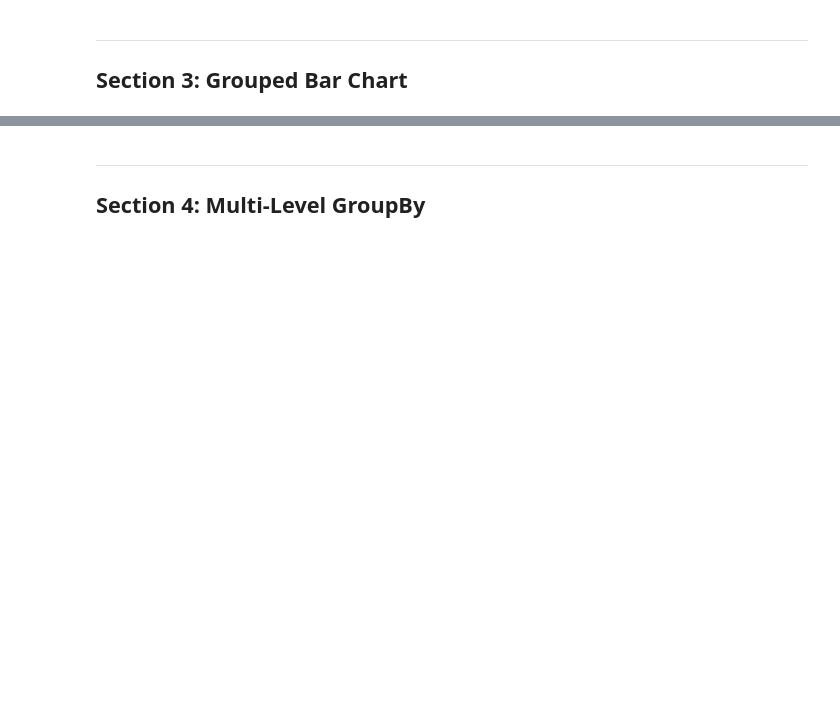
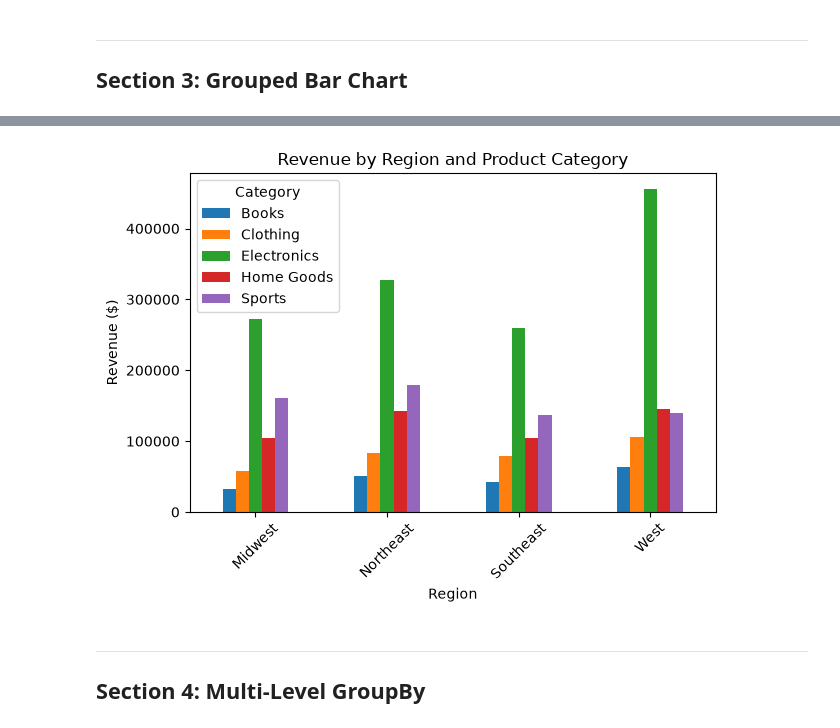
Before and after one commit to NickFreberg/cs5045, a Jupyter notebook: M10/hw10.ipynb, the cells around one changed output, grey strips where cells are left out. Cells and saved outputs as stored; diff of their text form; code cells hidden in the pictures; blank space fills up the shorter version.

```diff
--- a/M10/hw10.ipynb
+++ b/M10/hw10.ipynb
@@ -111,25 +146,27 @@ plt.show()
 # %%
 # 3b. Grouped bar chart: revenue by region AND product category.
 #
 #     Step 1: group by BOTH region and product_category, sum revenue,
 #             then call .unstack() to pivot product_category into columns.
 #     Step 2: call .plot(kind='bar') on the pivot result.
 #
 #     Fill in the two groupby column names.
 
 pivot_cat = (
-    df.groupby([__________, __________])["revenue"].sum()
+    df.groupby(["region", "product_category"])["revenue"].sum()
     .unstack()
 )
 pivot_cat.plot(kind="bar")
 plt.title("Revenue by Region and Product Category")
 plt.xlabel("Region")
 plt.ylabel("Revenue ($)")
 plt.xticks(rotation=45)
 plt.legend(title="Category")
 plt.tight_layout()
 plt.show()
 # Expected: a grouped bar chart with five bars per region (one per product category)
+# %% [output]
+[figure, added]
 # %% [markdown]
 ---
 ## Section 4: Multi-Level GroupBy
```
Also changed, not shown: parts of 16 cells of this notebook.
